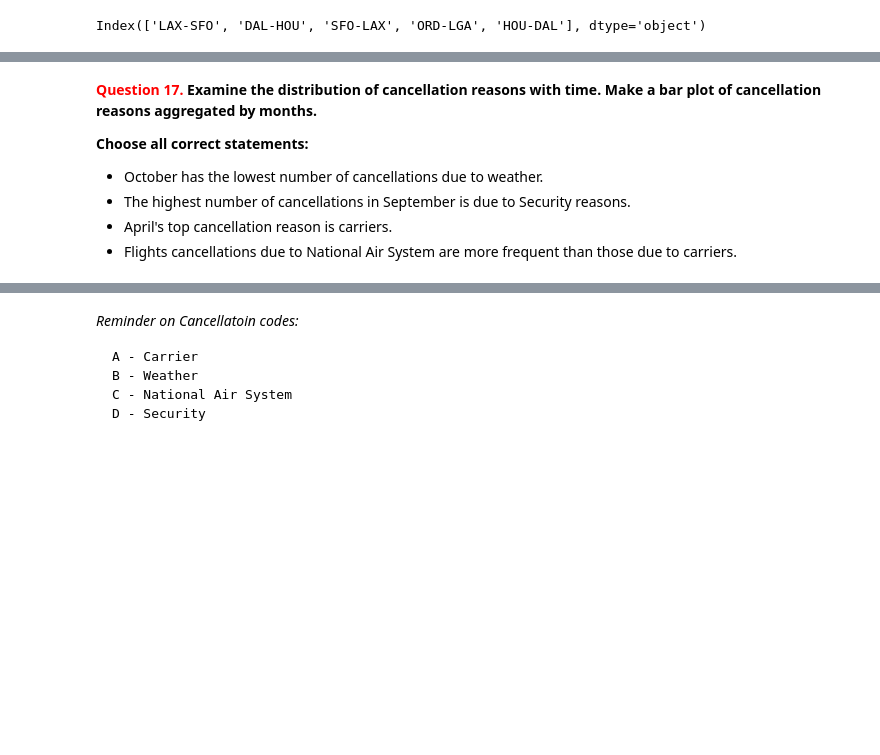
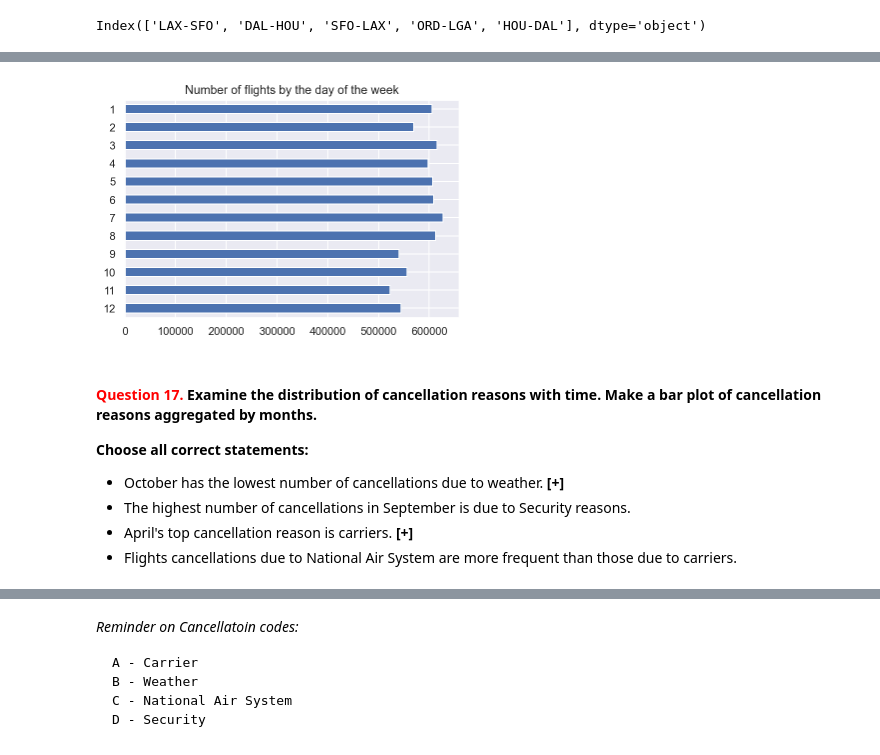
Before and after one commit to Extremesarova/mlcourse, a Jupyter notebook: assignment02/assignment02_USA_flights_EDA.ipynb, the cells around one changed output, grey strips where cells are left out. Saved outputs shown, nothing was run; the diff lists cells and outputs as text; code cells hidden in the pictures; blank space fills up the shorter version.

```diff
--- a/assignment02/assignment02_USA_flights_EDA.ipynb
+++ b/assignment02/assignment02_USA_flights_EDA.ipynb
@@ -536,8 +551,12 @@ _Hint_: Look for official meteorological winter months for the Northern Hemisphe
+# %%
+flights_df["Month"].value_counts().sort_index(ascending=False).plot(kind="barh", title="Number of flights by the day of the week");
+# %% [output]
+[figure, added]
 # %% [markdown]
-**<font color='red'>Question 17.</font> Examine the distribution of cancellation reasons with time. Make a bar plot of cancellation reasons aggregated by months.**
+#### **<font color='red'>Question 17.</font> Examine the distribution of cancellation reasons with time. Make a bar plot of cancellation reasons aggregated by months.**
 
 **Choose all correct statements:**
-- October has the lowest number of cancellations due to weather.
+- October has the lowest number of cancellations due to weather. **[+]**
 - The highest number of cancellations in September is due to Security reasons.
-- April's top cancellation reason is carriers.
+- April's top cancellation reason is carriers. **[+]**
 - Flights cancellations due to National Air System are more frequent than those due to carriers.
```
Also changed, not shown: parts of 12 cells of this notebook.
